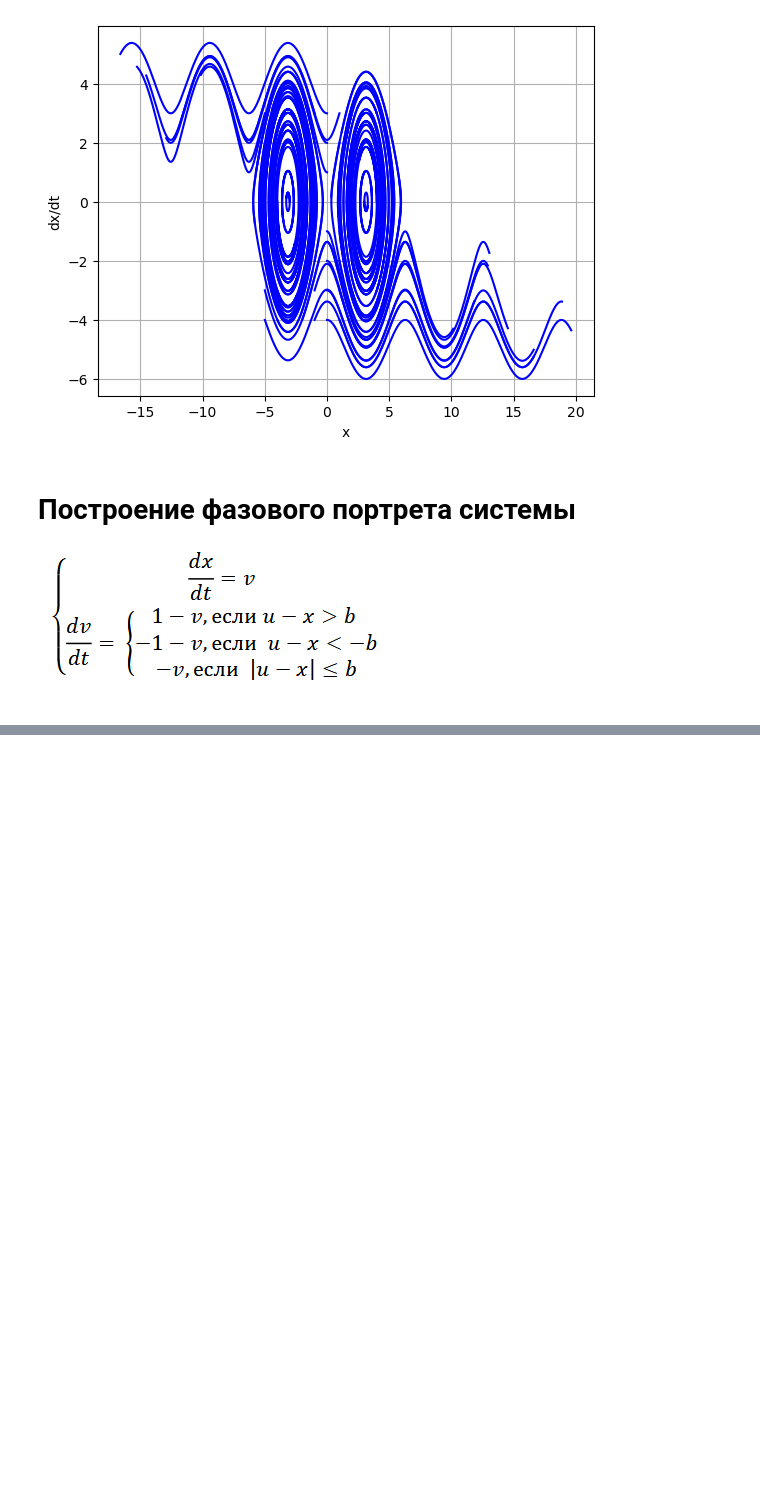
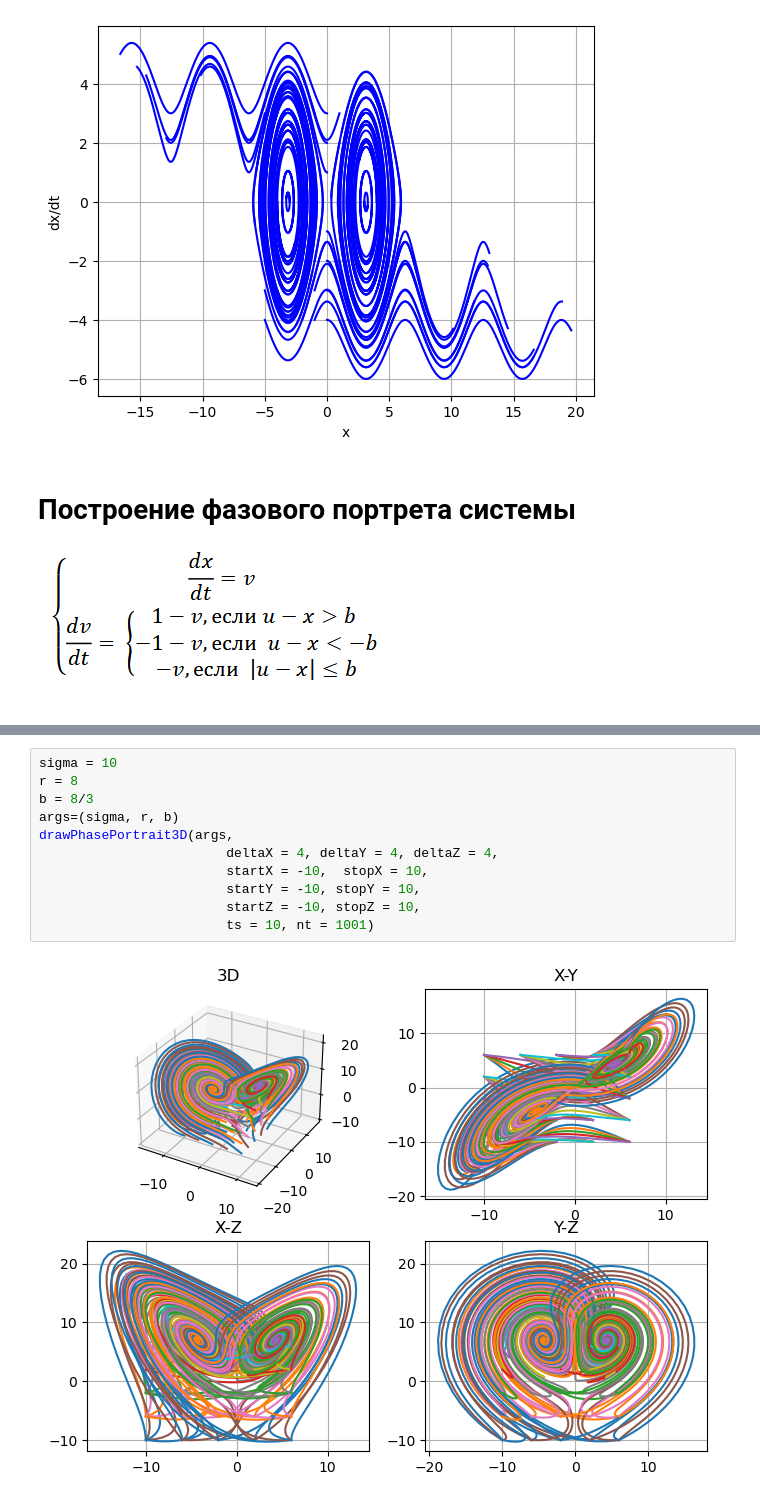
Before and after one commit to Filip-GG/TAU, a Jupyter notebook: 4/main.ipynb, the cells around one changed output, grey strips where cells are left out. Cells and saved outputs as stored; diff of their text form; blank space fills up the shorter version.

```diff
--- a/4/main.ipynb
+++ b/4/main.ipynb
@@ -90,0 +181,13 @@ def ode(Y, t, b):
+# %%
+sigma = 10
+r = 8
+b = 8/3
+args=(sigma, r, b)
+drawPhasePortrait3D(args,
+                        deltaX = 4, deltaY = 4, deltaZ = 4,
+                        startX = -10,  stopX = 10,
+                        startY = -10, stopY = 10,
+                        startZ = -10, stopZ = 10,
+                        ts = 10, nt = 1001)
+# %% [output]
+[figure, added]
```
Also changed, not shown: parts of 16 cells of this notebook.
